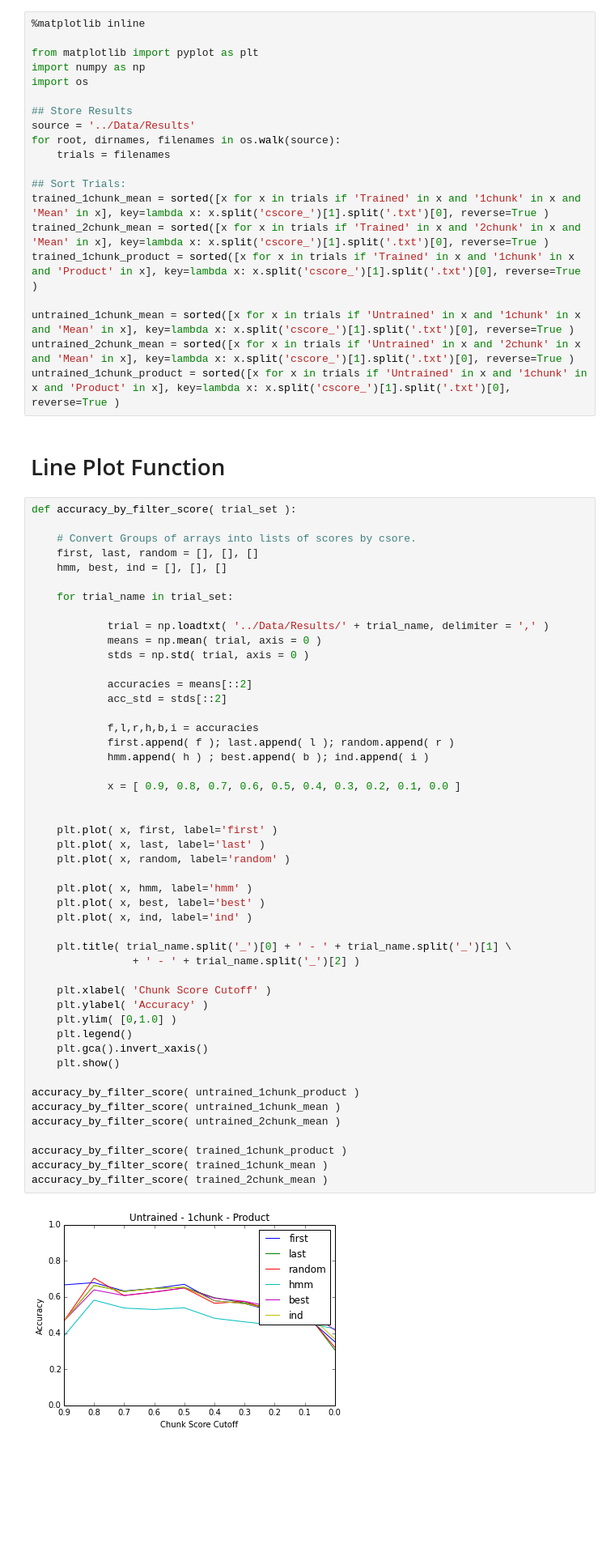
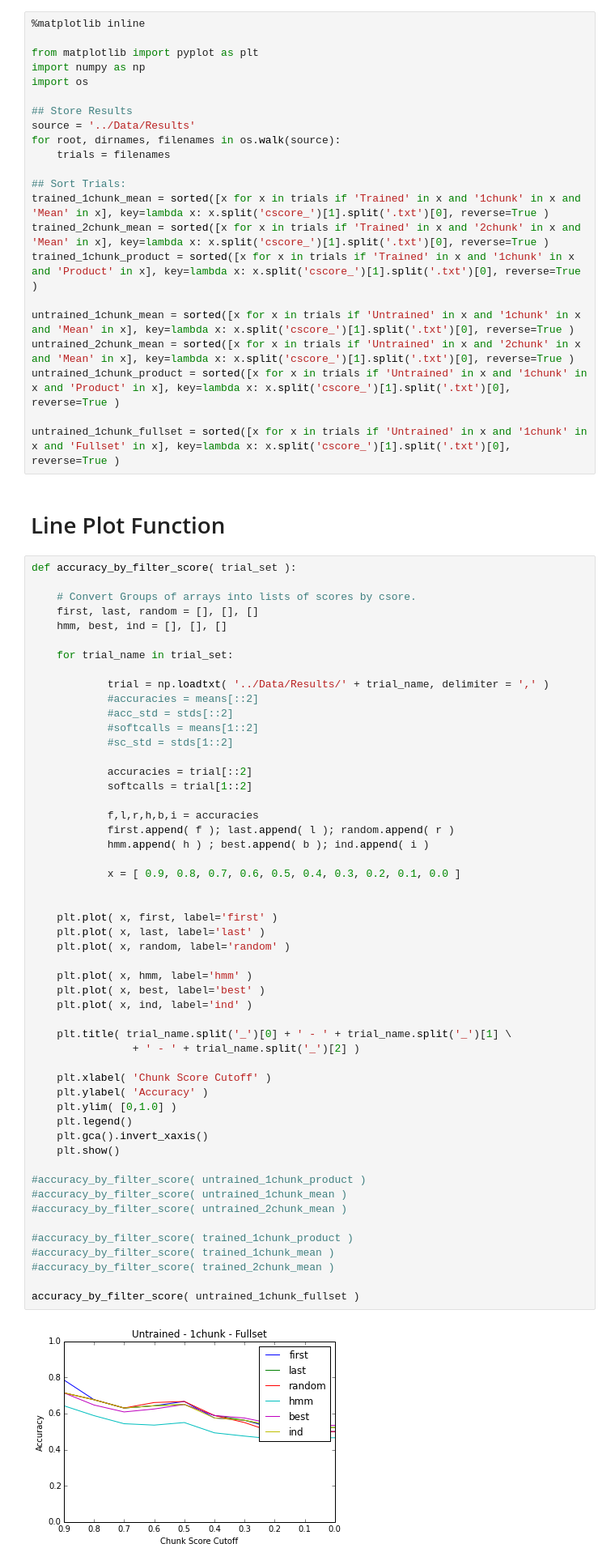
Before and after one commit to jvivian/Helicase-Reread-Project, a Jupyter notebook: Scripts/Results Plotting.ipynb, the cells around one changed output. Shown at 81% size. Saved outputs shown, nothing was run; the diff lists cells and outputs as text; blank space fills up the shorter version.

```diff
--- a/Scripts/Results Plotting.ipynb
+++ b/Scripts/Results Plotting.ipynb
@@ -18,6 +18,8 @@ trained_1chunk_product = sorted([x for x in trials if 'Trained' in x and '1chunk
 untrained_1chunk_mean = sorted([x for x in trials if 'Untrained' in x and '1chunk' in x and 'Mean' in x], key=lambda x: x.split('cscore_')[1].split('.txt')[0], reverse=True )
 untrained_2chunk_mean = sorted([x for x in trials if 'Untrained' in x and '2chunk' in x and 'Mean' in x], key=lambda x: x.split('cscore_')[1].split('.txt')[0], reverse=True )
 untrained_1chunk_product = sorted([x for x in trials if 'Untrained' in x and '1chunk' in x and 'Product' in x], key=lambda x: x.split('cscore_')[1].split('.txt')[0], reverse=True )
+
+untrained_1chunk_fullset = sorted([x for x in trials if 'Untrained' in x and '1chunk' in x and 'Fullset' in x], key=lambda x: x.split('cscore_')[1].split('.txt')[0], reverse=True )
 # %% [markdown]
 # Line Plot Function
 # %%
@@ -30,43 +32,47 @@ def accuracy_by_filter_score( trial_set ):
     for trial_name in trial_set:
 
             trial = np.loadtxt( '../Data/Results/' + trial_name, delimiter = ',' )
-            means = np.mean( trial, axis = 0 )
-            stds = np.std( trial, axis = 0 )
+            #accuracies = means[::2]
+            #acc_std = stds[::2]
+            #softcalls = means[1::2]
+            #sc_std = stds[1::2]
 
-            accuracies = means[::2]
-            acc_std = stds[::2]
+            accuracies = trial[::2]
+            softcalls = trial[1::2]
 
             f,l,r,h,b,i = accuracies
             first.append( f ); last.append( l ); random.append( r )
             hmm.append( h ) ; best.append( b ); ind.append( i )
 
             x = [ 0.9, 0.8, 0.7, 0.6, 0.5, 0.4, 0.3, 0.2, 0.1, 0.0 ]
 
 
     plt.plot( x, first, label='first' )
     plt.plot( x, last, label='last' )
     plt.plot( x, random, label='random' )
 
     plt.plot( x, hmm, label='hmm' )
     plt.plot( x, best, label='best' )
     plt.plot( x, ind, label='ind' )
 
     plt.title( trial_name.split('_')[0] + ' - ' + trial_name.split('_')[1] \
                 + ' - ' + trial_name.split('_')[2] )
 
     plt.xlabel( 'Chunk Score Cutoff' )
     plt.ylabel( 'Accuracy' )
     plt.ylim( [0,1.0] )
     plt.legend()
     plt.gca().invert_xaxis()
     plt.show()
 
-accuracy_by_filter_score( untrained_1chunk_product )
-accuracy_by_filter_score( untrained_1chunk_mean )
-accuracy_by_filter_score( untrained_2chunk_mean )
+#accuracy_by_filter_score( untrained_1chunk_product )
+#accuracy_by_filter_score( untrained_1chunk_mean )
+#accuracy_by_filter_score( untrained_2chunk_mean )
 
-accuracy_by_filter_score( trained_1chunk_product )
-accuracy_by_filter_score( trained_1chunk_mean )
-accuracy_by_filter_score( trained_2chunk_mean )
+#accuracy_by_filter_score( trained_1chunk_product )
+#accuracy_by_filter_score( trained_1chunk_mean )
+#accuracy_by_filter_score( trained_2chunk_mean )
+
+accuracy_by_filter_score( untrained_1chunk_fullset )
 # %% [output]
-[figure, old version]
+[figure, new version]
```
Also changed, not shown: parts of 10 cells of this notebook, 10 other files.
